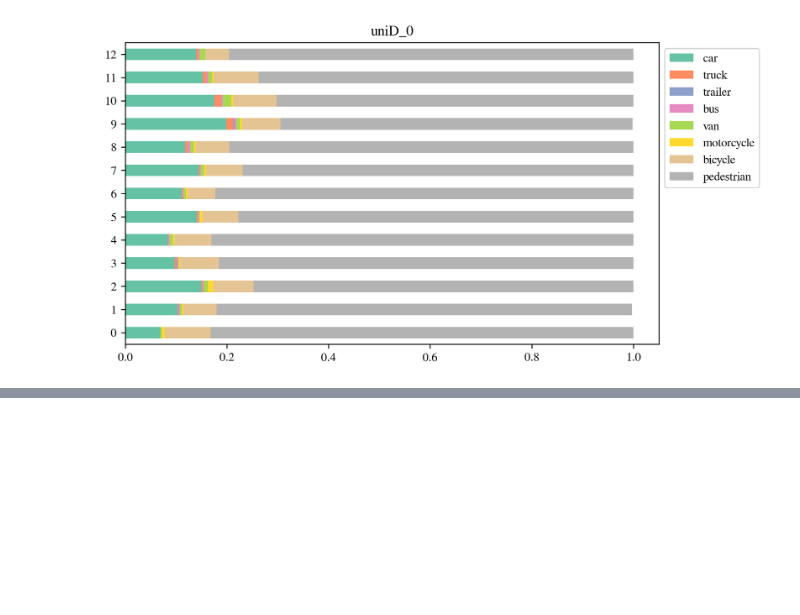
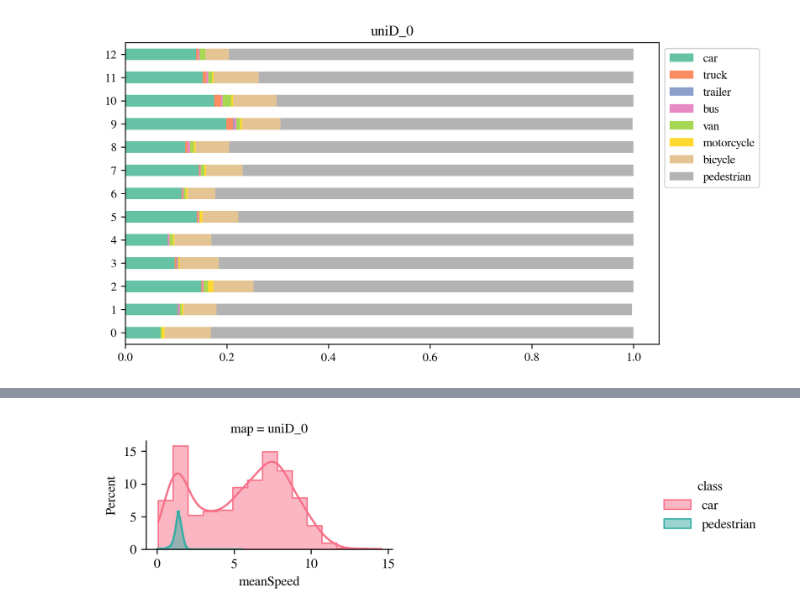
Before and after one commit to SCP-CN-001/trajectory_dataset_support, a Jupyter notebook: trajectory_data_analysis/uniD.ipynb, the cells around one changed output, grey strips where cells are left out. Saved outputs shown, nothing was run; the diff lists cells and outputs as text; code cells hidden in the pictures; blank space fills up the shorter version.

```diff
--- a/trajectory_data_analysis/uniD.ipynb
+++ b/trajectory_data_analysis/uniD.ipynb
@@ -72,0 +68,4 @@ levelx.plot_class_proportion("uniD_0", data_path, trajectory_types, configs)
+# %%
+levelx.plot_mean_speed_distribution("uniD", data_path, ["car", "pedestrian"], configs)
+# %% [output]
+[figure, added]
```
Also changed, not shown: parts of 9 cells of this notebook, 1 other file.
